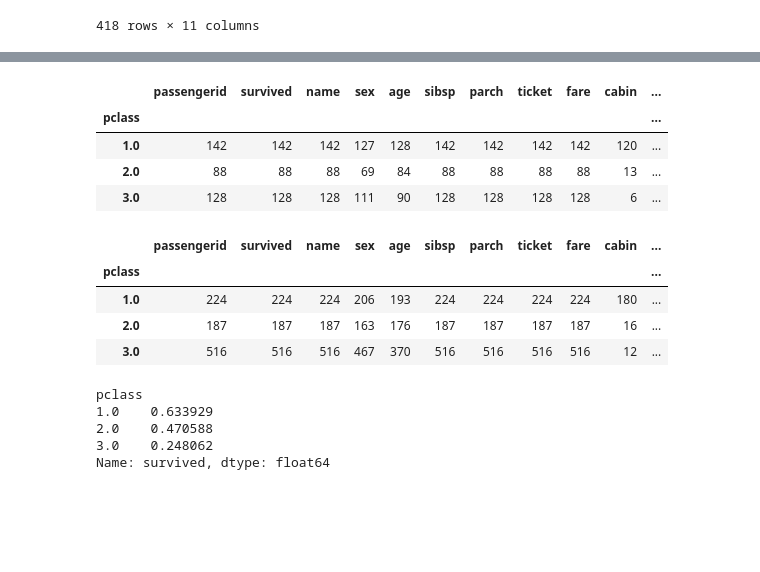
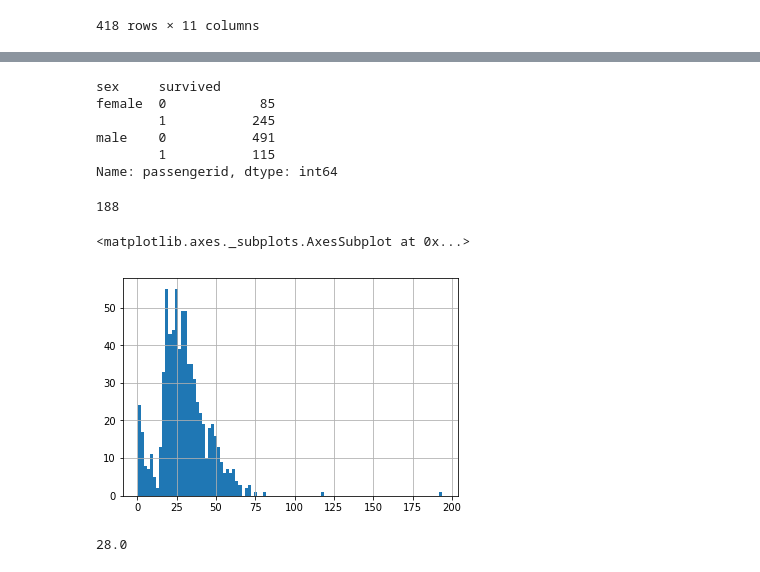
Before and after one commit to cargox/dojo_data_science, a Jupyter notebook: Titanic/DS_DOJO_01_03_2019.ipynb, the cells around one changed output, grey strips where cells are left out. Saved outputs shown, nothing was run; the diff lists cells and outputs as text; code cells hidden in the pictures; blank space fills up the shorter version.

Commit message:
Results from DOJO v2.

```diff
--- a/Titanic/DS_DOJO_01_03_2019.ipynb
+++ b/Titanic/DS_DOJO_01_03_2019.ipynb
@@ -211,3 +341,3 @@ Series([], Name: name, dtype: object)
 # %%
-df_train.name[df_train.sex.isnull()]
+df_train[df_train["sex"].isna()] = df_train["title"].map(title_dict)
 # %% [output]
@@ -230,0 +345,2 @@ Name: name, Length: 94, dtype: object
+# %%
+mask = df_train["sex"].isna()
@@ -230,0 +388,2 @@ Name: name, Length: 94, dtype: object
+# %%
+df_train[mask]["sex"] = df_train[mask]["title"].map(title_dict)
@@ -231,27 +415,22 @@ Name: name, Length: 94, dtype: object
 # %%
-df_train[df_train.survived == 1].groupby(['pclass']).count()
+df_train.groupby(["sex","survived"])["passengerid"].count()
 # %% [output]
-|  | passengerid | survived | name | sex | age | sibsp | parch | ticket | fare | cabin | ... |
-| pclass |  |  |  |  |  |  |  |  |  |  | ... |
-| 1.0 | 142 | 142 | 142 | 127 | 128 | 142 | 142 | 142 | 142 | 120 | ... |
-| 2.0 | 88 | 88 | 88 | 69 | 84 | 88 | 88 | 88 | 88 | 13 | ... |
-| 3.0 | 128 | 128 | 128 | 111 | 90 | 128 | 128 | 128 | 128 | 6 | ... |
+sex     survived
+female  0            85
+        1           245
+male    0           491
+        1           115
+Name: passengerid, dtype: int64
-# %%
-df_train.groupby(['pclass']).count()
-# %% [output]
-|  | passengerid | survived | name | sex | age | sibsp | parch | ticket | fare | cabin | ... |
-| pclass |  |  |  |  |  |  |  |  |  |  | ... |
-| 1.0 | 224 | 224 | 224 | 206 | 193 | 224 | 224 | 224 | 224 | 180 | ... |
-| 2.0 | 187 | 187 | 187 | 163 | 176 | 187 | 187 | 187 | 187 | 16 | ... |
-| 3.0 | 516 | 516 | 516 | 467 | 370 | 516 | 516 | 516 | 516 | 12 | ... |
-# %%
-sobreviventes = df_train[df_train.survived == 1].groupby(['pclass']).count().survived
-total = df_train.groupby(['pclass']).count().survived
-resul = sobreviventes/total
-print(resul)
-# %% [output]
-pclass
-1.0    0.633929
-2.0    0.470588
-3.0    0.248062
-Name: survived, dtype: float64
+# %%
+df_train["age"].isna().sum()
+# %% [output]
+188
+# %%
+df_train["age"].hist(bins=100)
+# %% [output]
+<matplotlib.axes._subplots.AxesSubplot at 0x...>
+[figure, added]
+# %%
+df_train["age"].median()
+# %% [output]
+28.0
```
Also changed, not shown: parts of 46 cells of this notebook, 1 other file.
